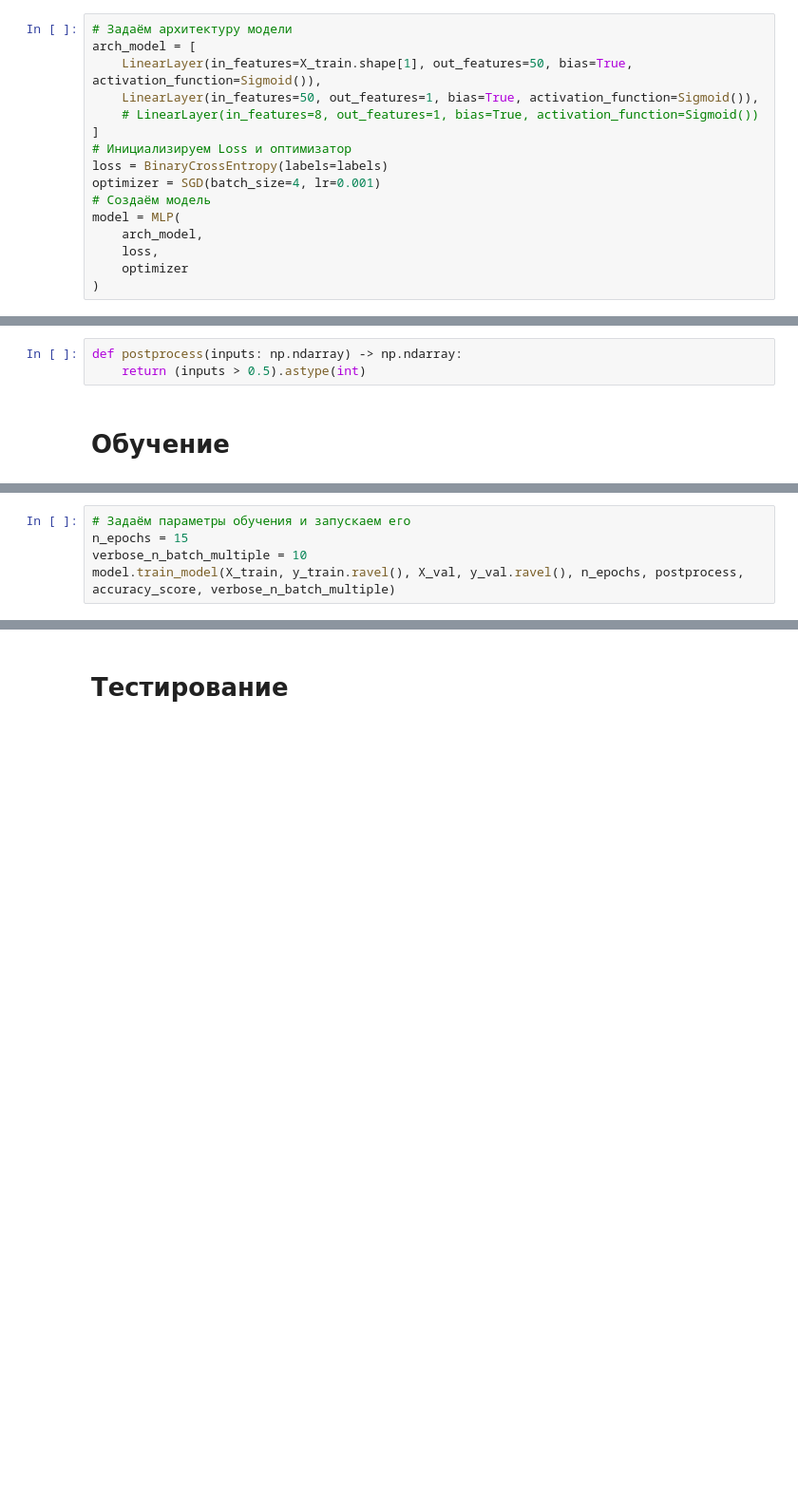
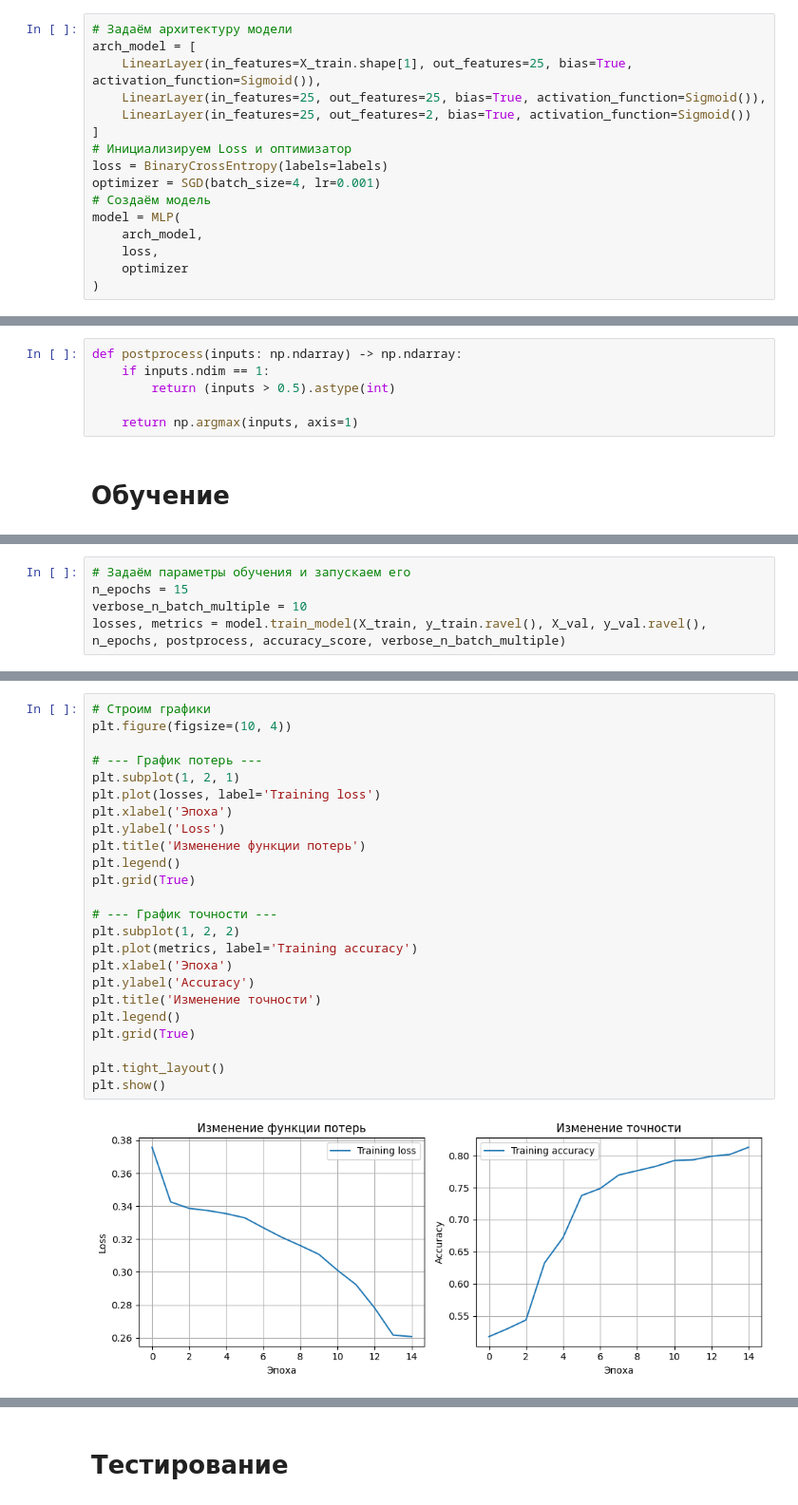
Before and after one commit to EgorChernov5/FFAIO, a Jupyter notebook: notebooks/lab1.ipynb, the cells around one changed output, grey strips where cells are left out. Shown: that part at 95% size. Drawn from its saved outputs; the diff is of its cells as text; blank space fills up the shorter version.

```diff
--- a/notebooks/lab1.ipynb
+++ b/notebooks/lab1.ipynb
@@ -251,9 +265,9 @@ X_train, X_val, y_train, y_val = train_test_split(X_train, y_train, test_size=0.
 # %%
 # Задаём архитектуру модели
 arch_model = [
-    LinearLayer(in_features=X_train.shape[1], out_features=50, bias=True, activation_function=Sigmoid()),
-    LinearLayer(in_features=50, out_features=1, bias=True, activation_function=Sigmoid()),
-    # LinearLayer(in_features=8, out_features=1, bias=True, activation_function=Sigmoid())
+    LinearLayer(in_features=X_train.shape[1], out_features=25, bias=True, activation_function=Sigmoid()),
+    LinearLayer(in_features=25, out_features=25, bias=True, activation_function=Sigmoid()),
+    LinearLayer(in_features=25, out_features=2, bias=True, activation_function=Sigmoid())
 ]
 # Инициализируем Loss и оптимизатор
 loss = BinaryCrossEntropy(labels=labels)
@@ -271,5 +281,8 @@ for i, layer in enumerate(model.arch_model):
 # %%
 def postprocess(inputs: np.ndarray) -> np.ndarray:
-    return (inputs > 0.5).astype(int)
+    if inputs.ndim == 1:
+        return (inputs > 0.5).astype(int)
+
+    return np.argmax(inputs, axis=1)
 # %% [markdown]
 # Обучение
@@ -357,5 +290,5 @@ def postprocess(inputs: np.ndarray) -> np.ndarray:
 # Задаём параметры обучения и запускаем его
 n_epochs = 15
 verbose_n_batch_multiple = 10
-model.train_model(X_train, y_train.ravel(), X_val, y_val.ravel(), n_epochs, postprocess, accuracy_score, verbose_n_batch_multiple)
+losses, metrics = model.train_model(X_train, y_train.ravel(), X_val, y_val.ravel(), n_epochs, postprocess, accuracy_score, verbose_n_batch_multiple)
 # %% [output]
@@ -386 +312,27 @@ Accuracy: 0.856
+# %%
+# Строим графики
+plt.figure(figsize=(10, 4))
+
+# --- График потерь ---
+plt.subplot(1, 2, 1)
+plt.plot(losses, label='Training loss')
+plt.xlabel('Эпоха')
+plt.ylabel('Loss')
+plt.title('Изменение функции потерь')
+plt.legend()
+plt.grid(True)
+
+# --- График точности ---
+plt.subplot(1, 2, 2)
+plt.plot(metrics, label='Training accuracy')
+plt.xlabel('Эпоха')
+plt.ylabel('Accuracy')
+plt.title('Изменение точности')
+plt.legend()
+plt.grid(True)
+
+plt.tight_layout()
+plt.show()
+# %% [output]
+[figure, added]
 # %%
```
Also changed, not shown: parts of 21 cells of this notebook, 2 other files.
